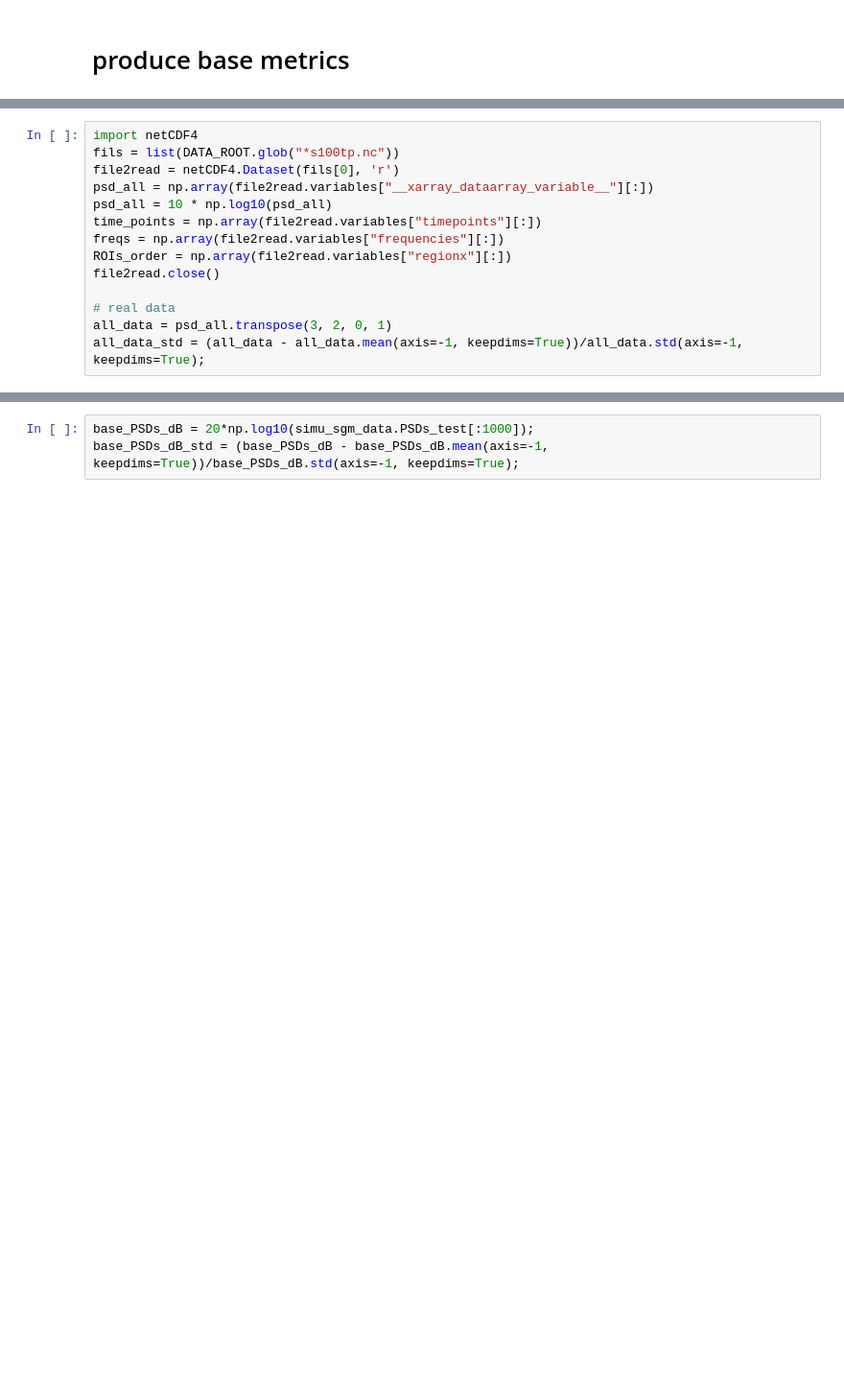
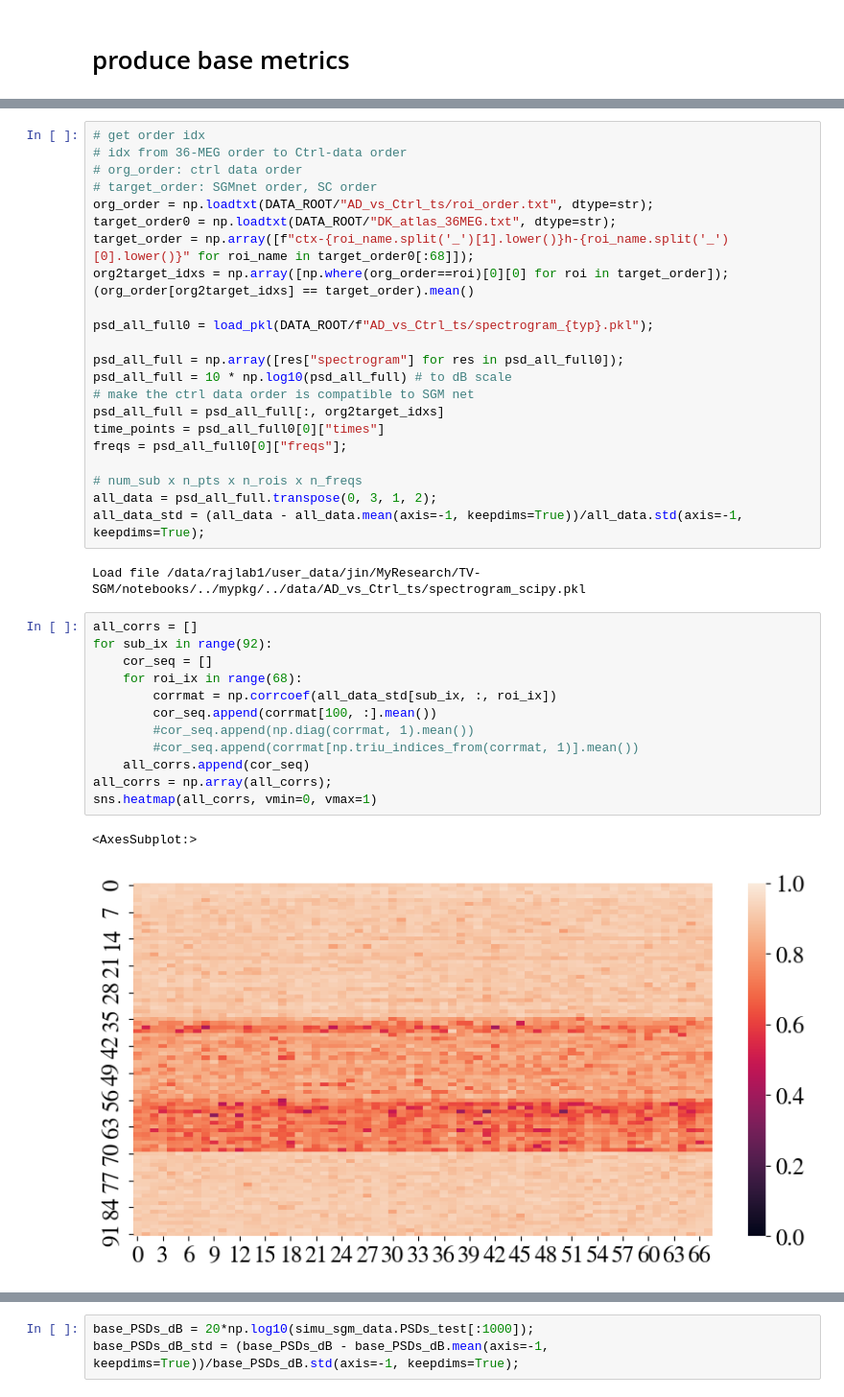
Before and after one commit to JINhuaqing/TV-SGM, a Jupyter notebook: notebooks/data_processing_ctrl.ipynb, the cells around one changed output, grey strips where cells are left out. Shown at 96% size. Saved outputs shown, nothing was run; the diff lists cells and outputs as text; blank space fills up the shorter version.

```diff
--- a/notebooks/data_processing_ctrl.ipynb
+++ b/notebooks/data_processing_ctrl.ipynb
@@ -253,16 +307,42 @@ from models.loss import reg_R_fn, lin_R_fn
-# %%
-import netCDF4
-fils = list(DATA_ROOT.glob("*s100tp.nc"))
-file2read = netCDF4.Dataset(fils[0], 'r')
-psd_all = np.array(file2read.variables["__xarray_dataarray_variable__"][:])
-psd_all = 10 * np.log10(psd_all)
-time_points = np.array(file2read.variables["timepoints"][:])
-freqs = np.array(file2read.variables["frequencies"][:])
-ROIs_order = np.array(file2read.variables["regionx"][:])
-file2read.close()
-
-# real data
-all_data = psd_all.transpose(3, 2, 0, 1)
-all_data_std = (all_data - all_data.mean(axis=-1, keepdims=True))/all_data.std(axis=-1, keepdims=True);
+# %%
+# get order idx
+# idx from 36-MEG order to Ctrl-data order
+# org_order: ctrl data order
+# target_order: SGMnet order, SC order
+org_order = np.loadtxt(DATA_ROOT/"AD_vs_Ctrl_ts/roi_order.txt", dtype=str);
+target_order0 = np.loadtxt(DATA_ROOT/"DK_atlas_36MEG.txt", dtype=str);
+target_order = np.array([f"ctx-{roi_name.split('_')[1].lower()}h-{roi_name.split('_')[0].lower()}" for roi_name in target_order0[:68]]);
+org2target_idxs = np.array([np.where(org_order==roi)[0][0] for roi in target_order]);
+(org_order[org2target_idxs] == target_order).mean()
+
+psd_all_full0 = load_pkl(DATA_ROOT/f"AD_vs_Ctrl_ts/spectrogram_{typ}.pkl");
+
+psd_all_full = np.array([res["spectrogram"] for res in psd_all_full0]);
+psd_all_full = 10 * np.log10(psd_all_full) # to dB scale
+# make the ctrl data order is compatible to SGM net
+psd_all_full = psd_all_full[:, org2target_idxs]
+time_points = psd_all_full0[0]["times"]
+freqs = psd_all_full0[0]["freqs"];
+
+# num_sub x n_pts x n_rois x n_freqs
+all_data = psd_all_full.transpose(0, 3, 1, 2);
+all_data_std = (all_data - all_data.mean(axis=-1, keepdims=True))/all_data.std(axis=-1, keepdims=True);
+# %% [output]
+Load file /data/rajlab1/user_data/jin/MyResearch/TV-SGM/notebooks/../mypkg/../data/AD_vs_Ctrl_ts/spectrogram_scipy.pkl
+# %%
+all_corrs = []
+for sub_ix in range(92):
+    cor_seq = []
+    for roi_ix in range(68):
+        corrmat = np.corrcoef(all_data_std[sub_ix, :, roi_ix])
+        cor_seq.append(corrmat[100, :].mean())
+        #cor_seq.append(np.diag(corrmat, 1).mean())
+        #cor_seq.append(corrmat[np.triu_indices_from(corrmat, 1)].mean())
+    all_corrs.append(cor_seq)
+all_corrs = np.array(all_corrs);
+sns.heatmap(all_corrs, vmin=0, vmax=1)
+# %% [output]
+<AxesSubplot:>
+[figure, added]
 # %%
 # the simulated data
```
Also changed, not shown: parts of 14 cells of this notebook, 29 other files.
